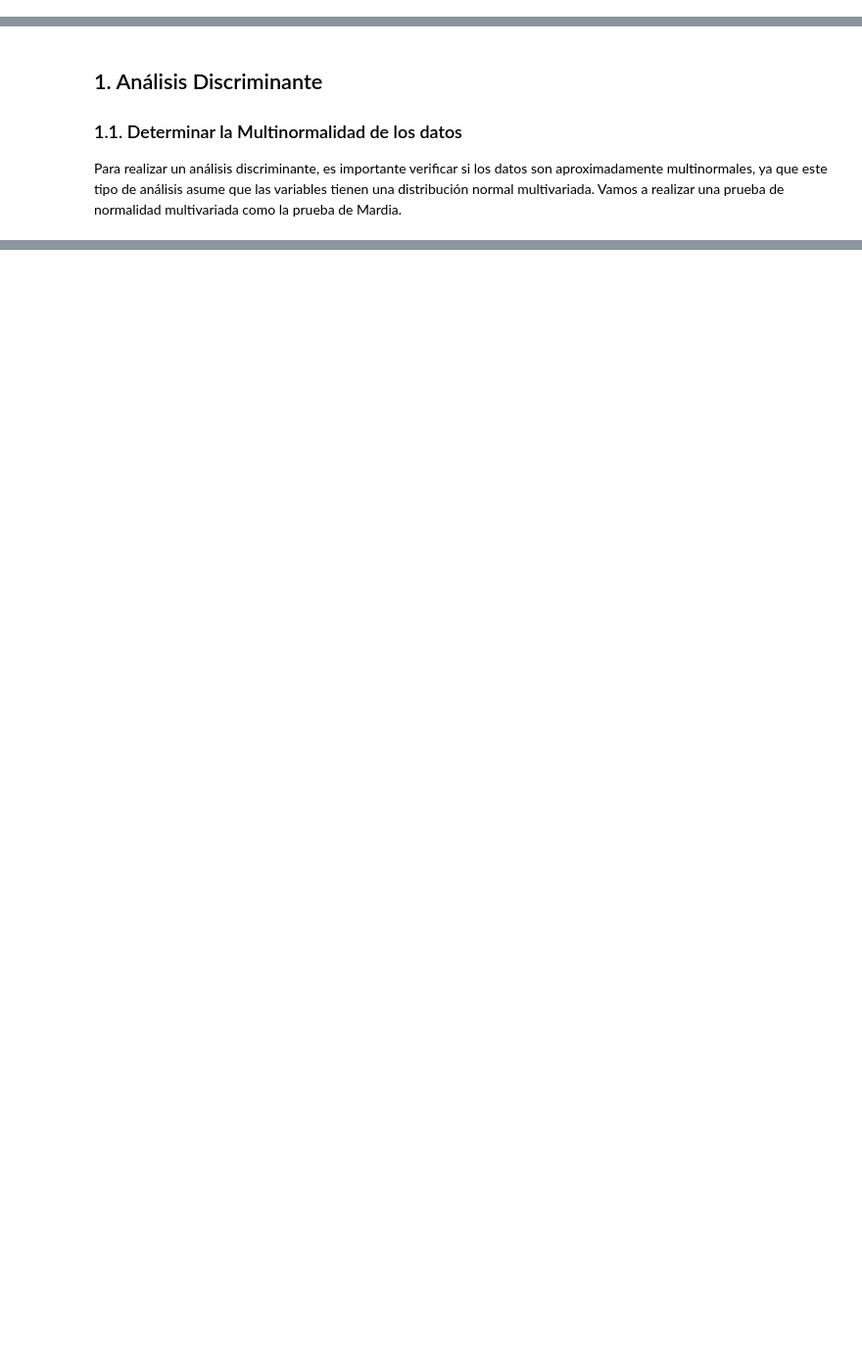
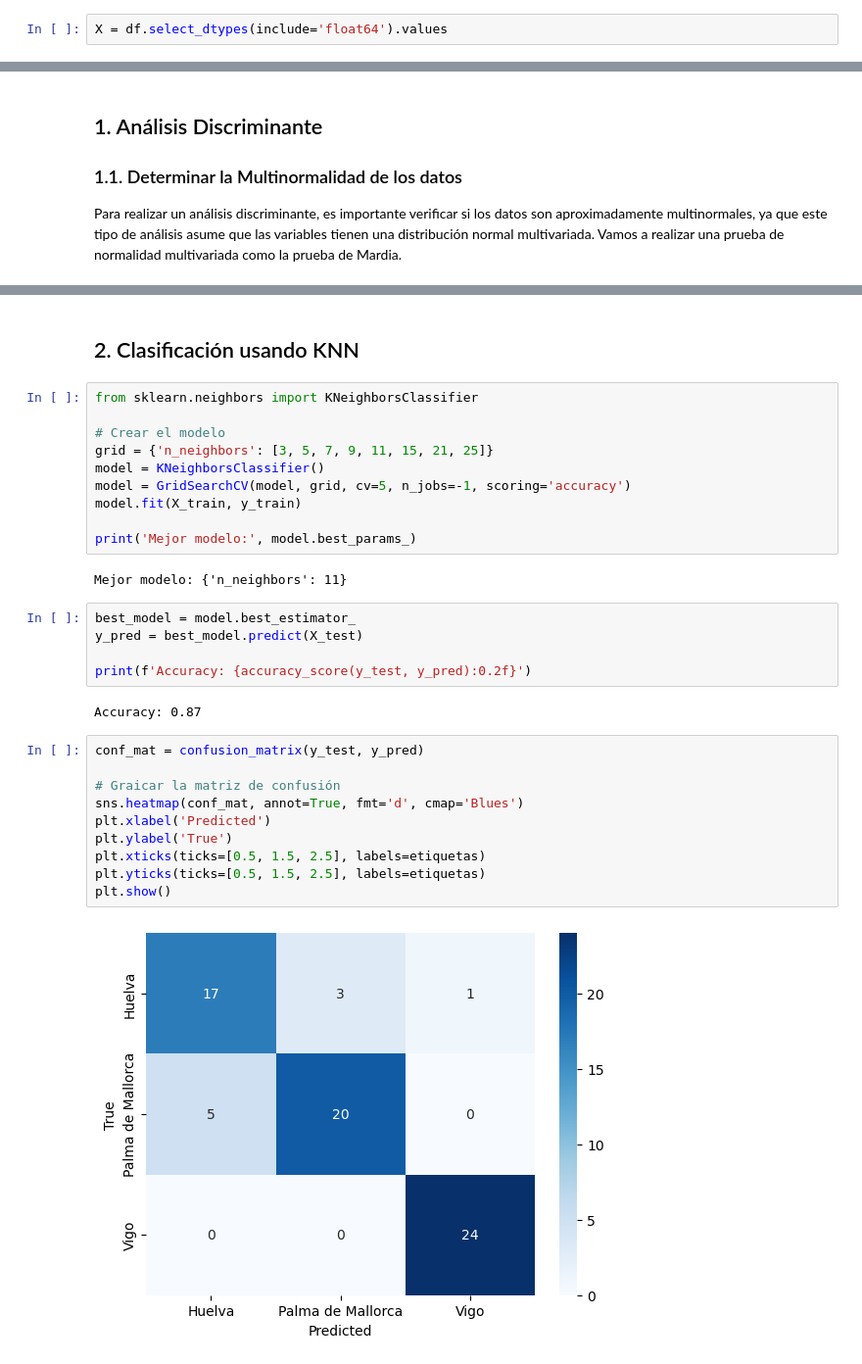
Before and after one commit to kevindmzapata/multivariate-statistics-course, a Jupyter notebook: TAREA_2/part-2.ipynb, the cells around one changed output, grey strips where cells are left out. Shown at 98% size. Cells and saved outputs as stored; diff of their text form; blank space fills up the shorter version.

```diff
--- a/TAREA_2/part-2.ipynb
+++ b/TAREA_2/part-2.ipynb
@@ -42,0 +45,2 @@ memory usage: 279.9+ KB
+# %%
+X = df.select_dtypes(include='float64').values
@@ -316,0 +141,33 @@ plt.show()
+# %% [markdown]
+## 2. Clasificación usando KNN
+# %%
+from sklearn.neighbors import KNeighborsClassifier
+
+# Crear el modelo
+grid = {'n_neighbors': [3, 5, 7, 9, 11, 15, 21, 25]}
+model = KNeighborsClassifier()
+model = GridSearchCV(model, grid, cv=5, n_jobs=-1, scoring='accuracy')
+model.fit(X_train, y_train)
+
+print('Mejor modelo:', model.best_params_)
+# %% [output]
+Mejor modelo: {'n_neighbors': 11}
+# %%
+best_model = model.best_estimator_
+y_pred = best_model.predict(X_test)
+
+print(f'Accuracy: {accuracy_score(y_test, y_pred):0.2f}')
+# %% [output]
+Accuracy: 0.87
+# %%
+conf_mat = confusion_matrix(y_test, y_pred)
+
+# Graicar la matriz de confusión
+sns.heatmap(conf_mat, annot=True, fmt='d', cmap='Blues')
+plt.xlabel('Predicted')
+plt.ylabel('True')
+plt.xticks(ticks=[0.5, 1.5, 2.5], labels=etiquetas)
+plt.yticks(ticks=[0.5, 1.5, 2.5], labels=etiquetas)
+plt.show()
+# %% [output]
+[figure, added]
```
Also changed, not shown: parts of 44 cells of this notebook.
